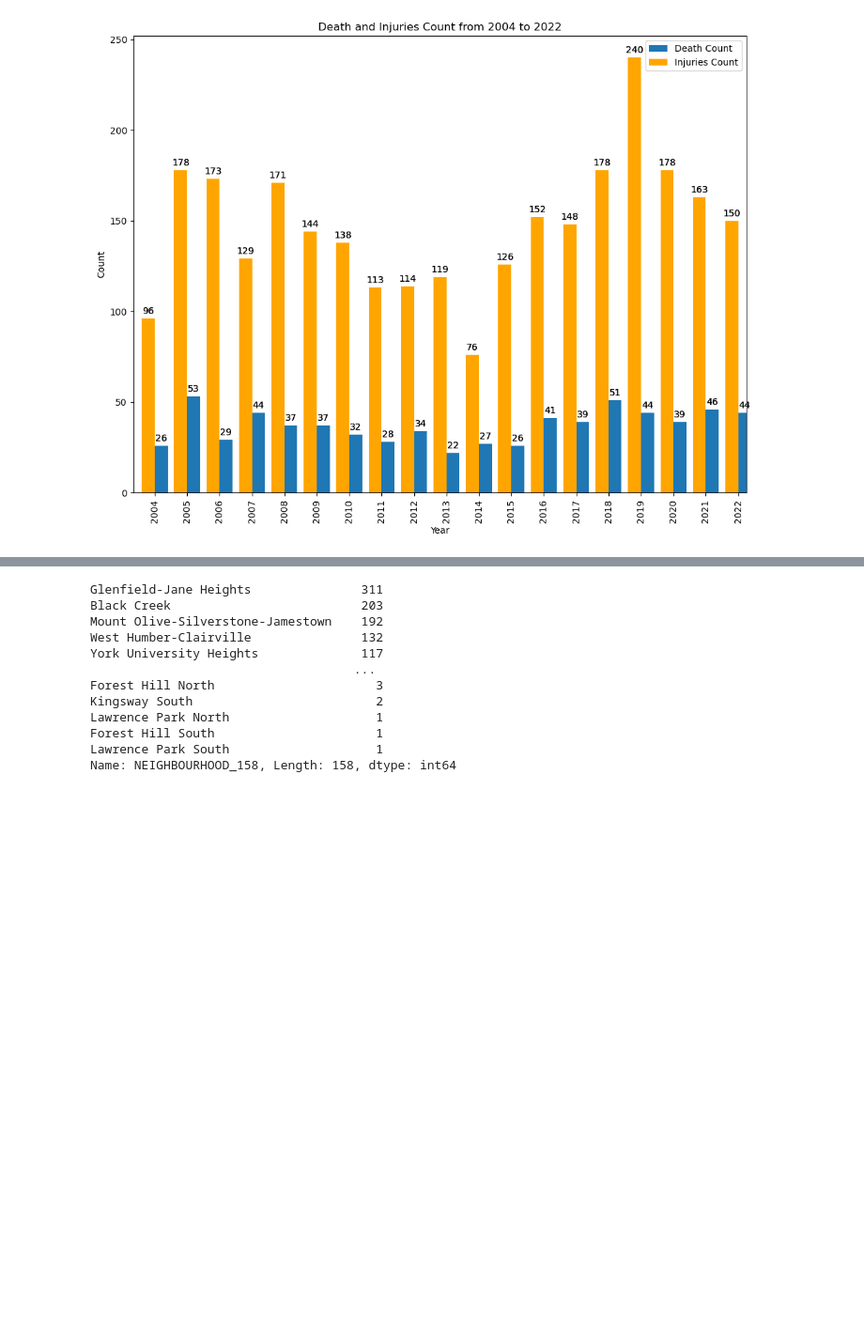
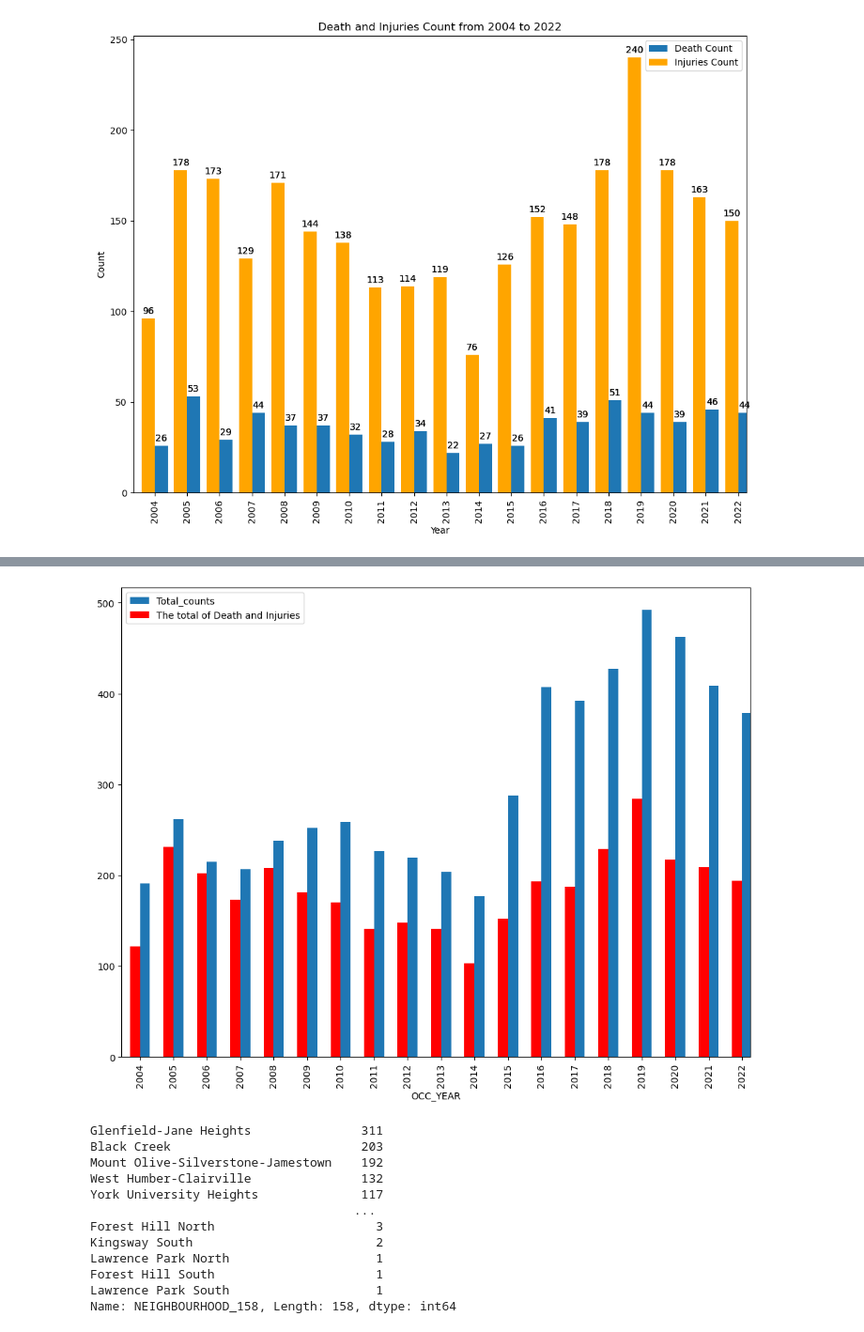
Before and after one commit to Dianalxy1/schulich_date_science, a Jupyter notebook: MMAI5000/5000_groupproject.ipynb, the cells around one changed output, grey strips where cells are left out. Shown at 94% size. Cells and saved outputs as stored; diff of their text form; code cells hidden in the pictures; blank space fills up the shorter version.

```diff
--- a/MMAI5000/5000_groupproject.ipynb
+++ b/MMAI5000/5000_groupproject.ipynb
@@ -192,3 +224,14 @@ ax.legend()
 # %% [output]
 <matplotlib.legend.Legend at 0x...>
 [figure]
+# %%
+#import library.
+import pandas as pd
+import matplotlib.pyplot as plt
+import seaborn as sns
+import numpy as np
+#Reading the sales_data csv file, loading the dataset.
+
+df2 = df[['OCC_DOY', 'OCC_YEAR', 'OCC_MONTH', 'DEATH', 'INJURIES','HOOD_158', 'NEIGHBOURHOOD_158']]
+df2['The total of Death and Injuries'] = df2['DEATH'] + df2['INJURIES']
+df2.info()
@@ -194,0 +259,4 @@ ax.legend()
+# %%
+df3=df2.groupby(['OCC_YEAR']).size().reset_index(name = 'Total_counts')
+df3=df3.merge(df2.groupby('OCC_YEAR')['The total of Death and Injuries'].agg('sum').reset_index())
+df3
@@ -195,3 +281,25 @@ ax.legend()
+# %%
+# find the total number of crimes in each year compare with the total number of death and injuries
+fig, ax = plt.subplots(figsize=(12, 9))
+df3.plot.bar(
+    x = 'OCC_YEAR',
+    y = 'Total_counts',
+    ax=ax,
+    position=0,
+    width = 0.3
+)
+df3.plot.bar(
+    x = 'OCC_YEAR',
+    y = 'The total of Death and Injuries',
+    ax=ax,
+    position=1,
+    color='red',
+    width = 0.3
+)
+plt.show()
+# in
+# %% [output]
+[figure, added]
 # %%
 # Find out the name of each neighbourhood use dataframe.unique() function
 
```
Also changed, not shown: parts of 10 cells of this notebook, 1 other file.
